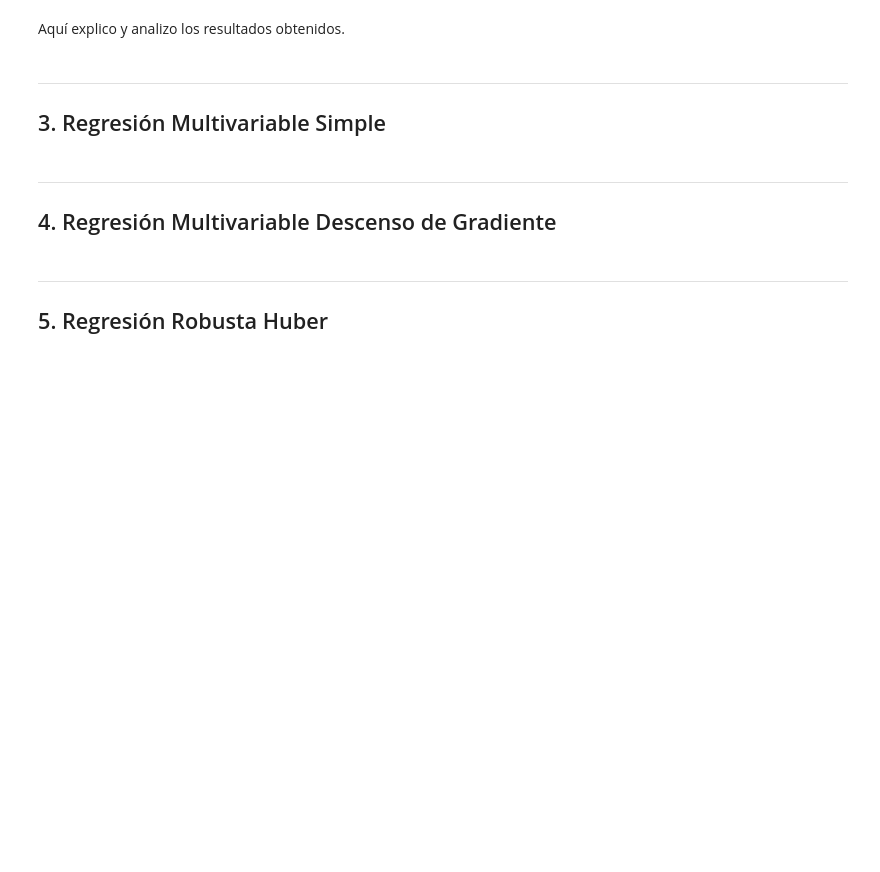
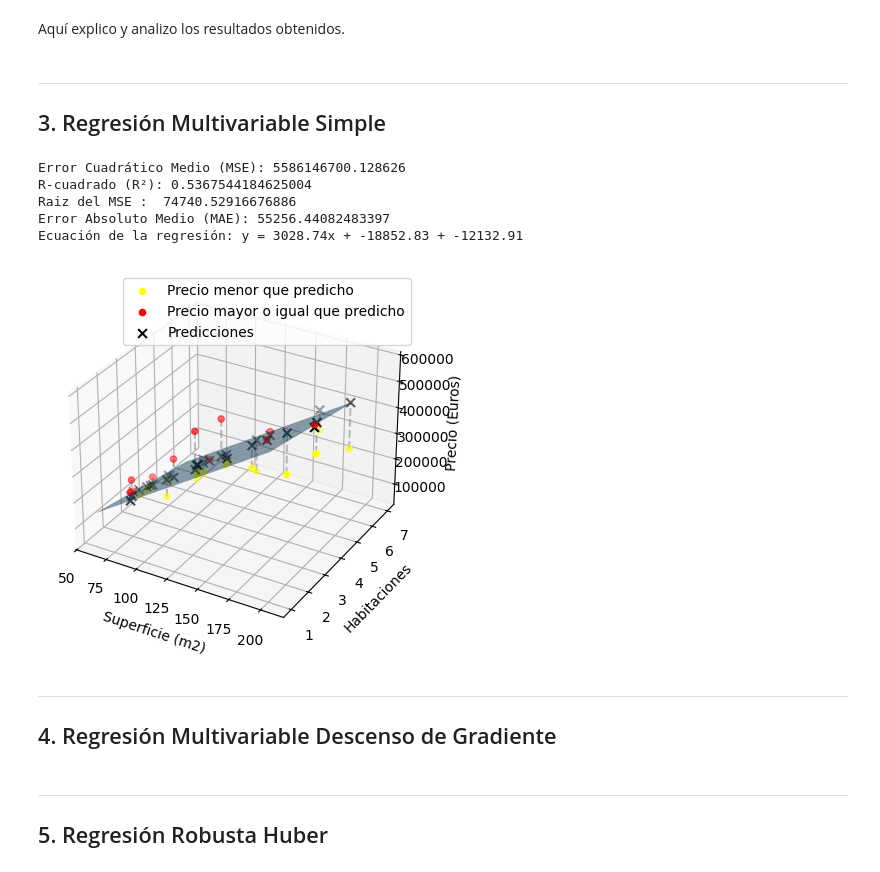
Before and after one commit to jaimoyok/Aprendizaje2025, a Jupyter notebook: P1/P1.ipynb, the cells around one changed output. Cells and saved outputs as stored; diff of their text form; code cells hidden in the pictures; blank space fills up the shorter version.

```diff
--- a/P1/P1.ipynb
+++ b/P1/P1.ipynb
@@ -14,7 +14,7 @@ try:
   from google.colab import drive
   print("Trabajando en Colab")
   drive.mount('/content/drive')                # Monta tu google drive
-  Path = '/content/drive/MyDrive/Aprendizaje/' # Directorio donde guardas los ficheros
+  Path = '/content/drive/MyDrive/Aprendizaje/P1/Datos/' # Directorio donde guardas los ficheros
 except:
   print("Trabajando en local")
   Path = ''                                    # Directorio donde guardas los ficheros
@@ -71,10 +71,16 @@ Aquí explico las conclusiones que he sacado analizando los datos.
 # %% [markdown]
 Las metricas que se van a utilizar para evaluar los modelos van a ser el error cuadratico medio (MSE) y el coeficiente de terminacion R² (R-square).  Ambas medidas son utilizadas para la evaluacion de modelos y conocer como se comportan los predictores con los datos.Estas tienen una funcion de sklearn que permite calcularlas facilmente.
 # %%
-from sklearn.metrics import mean_squared_error,r2_score
+from sklearn.metrics import mean_squared_error,r2_score,mean_absolute_error
 
-def obtenerMetricas(predictor, x_test, y_test):
+def obtenerMetricas(predictor, x_test, y_test, verbose = True):
   y_pred = predictor.predict(x_test)
   mse = mean_squared_error(y_test, y_pred)
   r2 = r2_score(y_test, y_pred)
-  return mse, r2
+  mae = mean_absolute_error(y_test, y_pred)
+  if verbose:
+    print(f"Error Cuadrático Medio (MSE): {mse}")
+    print(f"R-cuadrado (R²): {r2}")
+    print(f"Raiz del MSE :  {np.sqrt(mse)}")
+    print(f"Error Absoluto Medio (MAE): {mae}")
+  return mse, r2, mae
@@ -126,6 +193,35 @@ Aquí explico y analizo los resultados obtenidos.
 ----
 
 ## 3. Regresión Multivariable Simple
+# %%
+from sklearn.linear_model import LinearRegression
+import numpy as np
+
+#combinamos los datos
+X_train = np.concatenate((x1_train, x2_train), axis=1)
+X_test = np.concatenate((x1_test, x2_test), axis=1)
+# Crear y entrenar el modelo
+modelo = LinearRegression()
+modelo.fit(X_train, y_train)
+
+# Calculo las metricas
+obtenerMetricas(modelo, X_test, y_test)  # Asumiendo que ya tienes la función obtenerMetricas
+
+# muestro la ecuacion que se usa para predecir
+m1 = modelo.coef_[0]  # Pendiente 1
+m2 = modelo.coef_[1]  # Pendiente 2
+b = modelo.intercept_  # Intersección
+
+print(f"Ecuación de la regresión: y = {m1:.2f}x + {m2:.2f} + {b:.2f}")
+
+visualizar3D(modelo, X_test, y_test)
+# %% [output]
+Error Cuadrático Medio (MSE): 5586146700.128626
+R-cuadrado (R²): 0.5367544184625004
+Raiz del MSE :  74740.52916676886
+Error Absoluto Medio (MAE): 55256.44082483397
+Ecuación de la regresión: y = 3028.74x + -18852.83 + -12132.91
+[figure, added]
 # %% [markdown]
 ----
 
```
Also changed, not shown: parts of 5 cells of this notebook.
